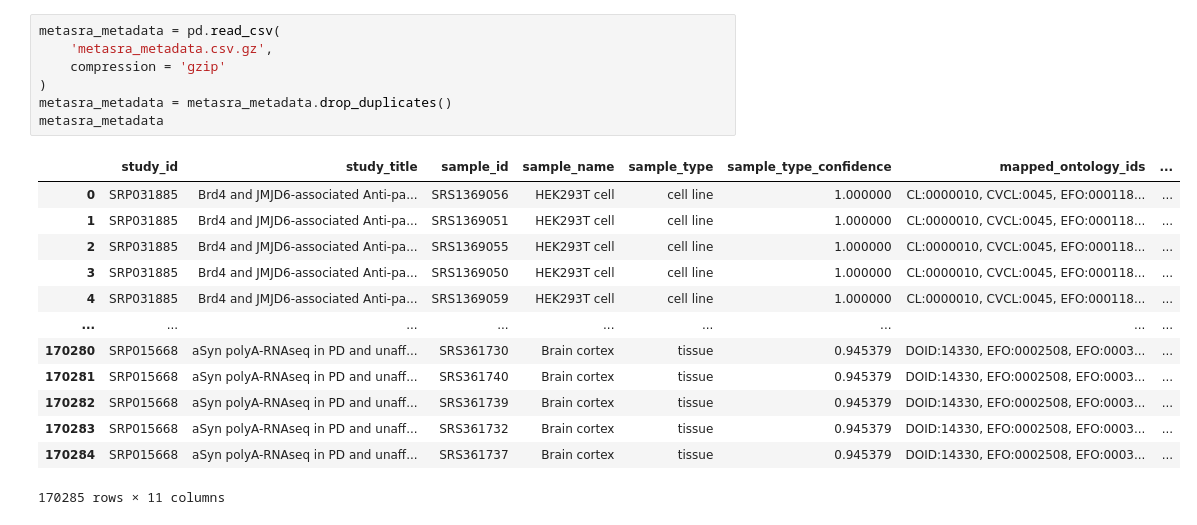
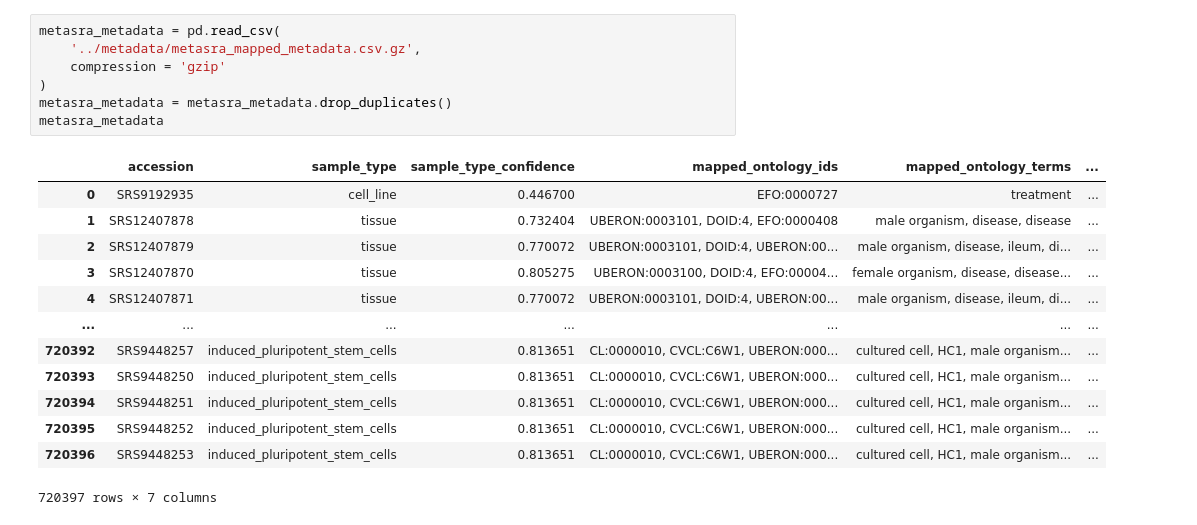
Before and after one commit to epigen/CellWhisperer, a Jupyter notebook: src/datasets/archs4/notebooks/extract_archs4_data.ipynb, the cells around one changed output. Drawn from its saved outputs; the diff is of its cells as text.

```diff
--- a/src/datasets/archs4/notebooks/extract_archs4_data.ipynb
+++ b/src/datasets/archs4/notebooks/extract_archs4_data.ipynb
@@ -87,22 +87,22 @@ biosample_metadata
 721922 rows × 4 columns
 # %%
 metasra_metadata = pd.read_csv(
-    'metasra_metadata.csv.gz',
+    '../metadata/metasra_mapped_metadata.csv.gz',
     compression = 'gzip'
 )
 metasra_metadata = metasra_metadata.drop_duplicates()
 metasra_metadata
 # %% [output]
-|  | study_id | study_title | sample_id | sample_name | sample_type | sample_type_confidence | mapped_ontology_ids | ... |
-| 0 | SRP031885 | Brd4 and JMJD6-associated Anti-pa... | SRS1369056 | HEK293T cell | cell line | 1.000000 | CL:0000010, CVCL:0045, EFO:000118... | ... |
-| 1 | SRP031885 | Brd4 and JMJD6-associated Anti-pa... | SRS1369051 | HEK293T cell | cell line | 1.000000 | CL:0000010, CVCL:0045, EFO:000118... | ... |
-| 2 | SRP031885 | Brd4 and JMJD6-associated Anti-pa... | SRS1369055 | HEK293T cell | cell line | 1.000000 | CL:0000010, CVCL:0045, EFO:000118... | ... |
-| 3 | SRP031885 | Brd4 and JMJD6-associated Anti-pa... | SRS1369050 | HEK293T cell | cell line | 1.000000 | CL:0000010, CVCL:0045, EFO:000118... | ... |
-| 4 | SRP031885 | Brd4 and JMJD6-associated Anti-pa... | SRS1369059 | HEK293T cell | cell line | 1.000000 | CL:0000010, CVCL:0045, EFO:000118... | ... |
-| ... | ... | ... | ... | ... | ... | ... | ... | ... |
-| 170280 | SRP015668 | aSyn polyA-RNAseq in PD and unaff... | SRS361730 | Brain cortex | tissue | 0.945379 | DOID:14330, EFO:0002508, EFO:0003... | ... |
-| 170281 | SRP015668 | aSyn polyA-RNAseq in PD and unaff... | SRS361740 | Brain cortex | tissue | 0.945379 | DOID:14330, EFO:0002508, EFO:0003... | ... |
-| 170282 | SRP015668 | aSyn polyA-RNAseq in PD and unaff... | SRS361739 | Brain cortex | tissue | 0.945379 | DOID:14330, EFO:0002508, EFO:0003... | ... |
-| 170283 | SRP015668 | aSyn polyA-RNAseq in PD and unaff... | SRS361732 | Brain cortex | tissue | 0.945379 | DOID:14330, EFO:0002508, EFO:0003... | ... |
-| 170284 | SRP015668 | aSyn polyA-RNAseq in PD and unaff... | SRS361737 | Brain cortex | tissue | 0.945379 | DOID:14330, EFO:0002508, EFO:0003... | ... |
+|  | accession | sample_type | sample_type_confidence | mapped_ontology_ids | mapped_ontology_terms | ... |
+| 0 | SRS9192935 | cell_line | 0.446700 | EFO:0000727 | treatment | ... |
+| 1 | SRS12407878 | tissue | 0.732404 | UBERON:0003101, DOID:4, EFO:0000408 | male organism, disease, disease | ... |
+| 2 | SRS12407879 | tissue | 0.770072 | UBERON:0003101, DOID:4, UBERON:00... | male organism, disease, ileum, di... | ... |
+| 3 | SRS12407870 | tissue | 0.805275 | UBERON:0003100, DOID:4, EFO:00004... | female organism, disease, disease... | ... |
+| 4 | SRS12407871 | tissue | 0.770072 | UBERON:0003101, DOID:4, UBERON:00... | male organism, disease, ileum, di... | ... |
+| ... | ... | ... | ... | ... | ... | ... |
+| 720392 | SRS9448257 | induced_pluripotent_stem_cells | 0.813651 | CL:0000010, CVCL:C6W1, UBERON:000... | cultured cell, HC1, male organism... | ... |
+| 720393 | SRS9448250 | induced_pluripotent_stem_cells | 0.813651 | CL:0000010, CVCL:C6W1, UBERON:000... | cultured cell, HC1, male organism... | ... |
+| 720394 | SRS9448251 | induced_pluripotent_stem_cells | 0.813651 | CL:0000010, CVCL:C6W1, UBERON:000... | cultured cell, HC1, male organism... | ... |
+| 720395 | SRS9448252 | induced_pluripotent_stem_cells | 0.813651 | CL:0000010, CVCL:C6W1, UBERON:000... | cultured cell, HC1, male organism... | ... |
+| 720396 | SRS9448253 | induced_pluripotent_stem_cells | 0.813651 | CL:0000010, CVCL:C6W1, UBERON:000... | cultured cell, HC1, male organism... | ... |
-170285 rows × 11 columns
+720397 rows × 7 columns
```
Also changed, not shown: parts of 21 cells of this notebook, 22 other files.
